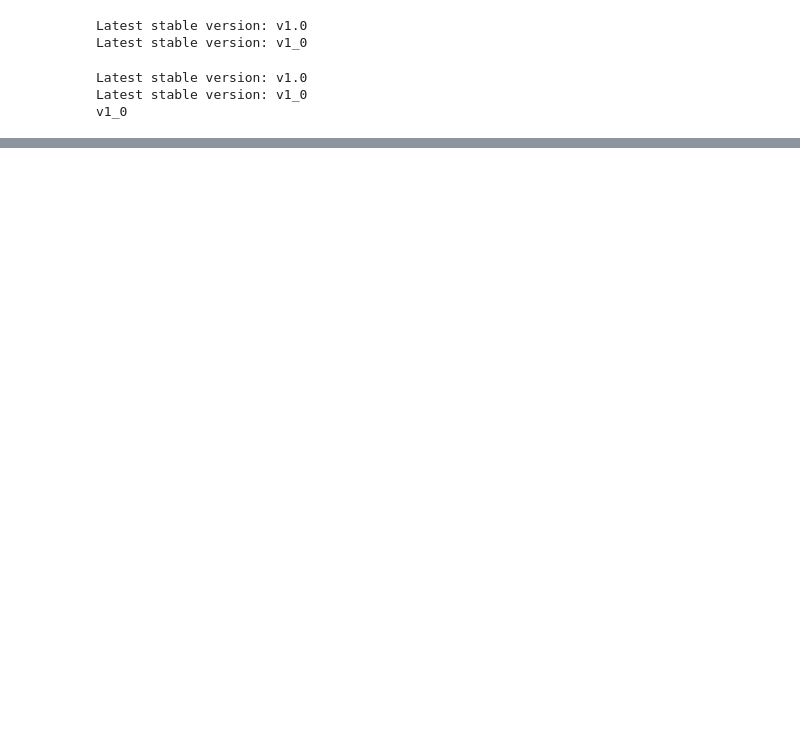
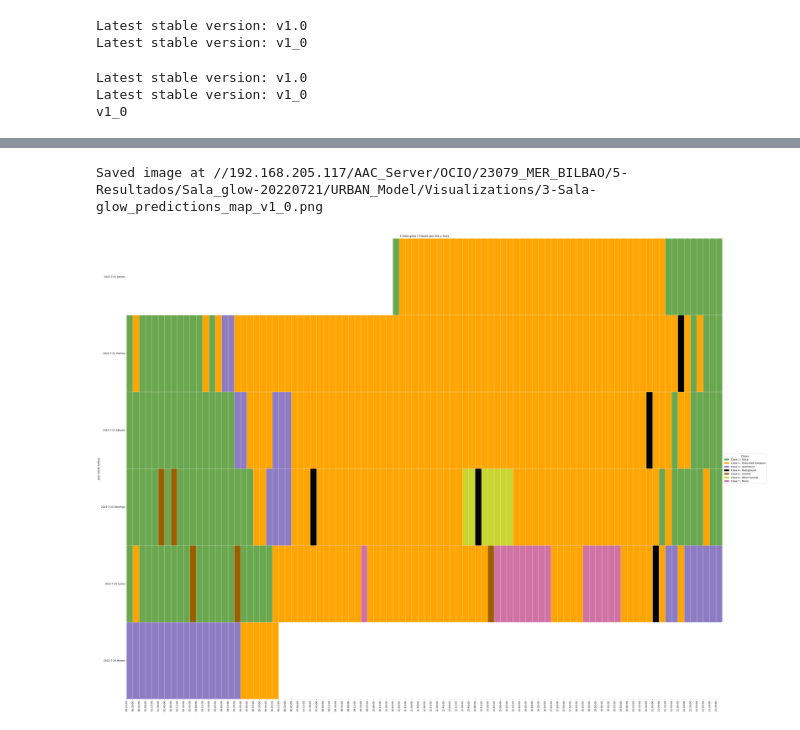
Before and after one commit to aacacustica/Audio_Processing, a Jupyter notebook: AI_Model/Visualization/predictions_map.ipynb, the cells around one changed output, grey strips where cells are left out. Drawn from its saved outputs; the diff is of its cells as text; code cells hidden in the pictures; blank space fills up the shorter version.

```diff
--- a/AI_Model/Visualization/predictions_map.ipynb
+++ b/AI_Model/Visualization/predictions_map.ipynb
@@ -355,44 +391,47 @@ Saved image at //192.168.205.117/AAC_Server/PUERTOS/NOISEPORT/20231211_SANTUR/5-
 # %%
-# df_resampled = df_resampled.sort_values(by=["year", "month", "fullday"])
+df_resampled = df_resampled.sort_values(by=["year", "month", "fullday"])
 
-# # map class to number
-# class_to_num = {class_name: index+1 for index, class_name in enumerate(df_resampled['single_class'].unique())}
-# df_resampled['class_num'] = df_resampled['single_class'].map(class_to_num)
+# map class to number
+class_to_num = {class_name: index+1 for index, class_name in enumerate(df_resampled['single_class'].unique())}
+df_resampled['class_num'] = df_resampled['single_class'].map(class_to_num)
 
-# # inverting the dictionary to get the name of the class for the legend
-# name_class = {v: k for k, v in class_to_num.items()}
+# inverting the dictionary to get the name of the class for the legend
+name_class = {v: k for k, v in class_to_num.items()}
 
-# # mapping from classes numbers to colors
-# num_to_color = {num: COLLOR_PALLET[class_name] for class_name, num in class_to_num.items()}
-# cmap = [num_to_color[cls_num] for cls_num in name_class.keys()]
+# mapping from classes numbers to colors
+num_to_color = {num: COLLOR_PALLET[class_name] for class_name, num in class_to_num.items()}
+cmap = [num_to_color[cls_num] for cls_num in name_class.keys()]
 
-# # leggend elements colors
-# legend_elements = [Patch(facecolor=num_to_color[cls_num], label=f"Clase {cls_num} - {name_class.get(cls_num, '')}") for cls_num in name_class.keys()]
+# leggend elements colors
+legend_elements = [Patch(facecolor=num_to_color[cls_num], label=f"Clase {cls_num} - {name_class.get(cls_num, '')}") for cls_num in name_class.keys()]
 
-# day_class = pd.pivot_table(data=df_resampled, columns=df_resampled.index.time, index=["year", "month", "fullday"], values="class_num", aggfunc='mean')
+day_class = pd.pivot_table(data=df_resampled, columns=df_resampled.index.time, index=["year", "month", "fullday"], values="class_num", aggfunc='mean')
 
-# plt.figure(figsize=(45, 35))
+plt.figure(figsize=(45, 35))
 
-# if day_class.isna().all().all() or day_class.empty:
-#     print("No valid data. Skipping...")
+if day_class.isna().all().all() or day_class.empty:
+    print("No valid data. Skipping...")
 
-# else:
-#     ax = sns.heatmap(day_class, annot=False, cmap=cmap, linewidth=0.5, cbar=False)
+else:
+    ax = sns.heatmap(day_class, annot=False, cmap=cmap, linewidth=0.5, cbar=False)
 
-#     ax.set_xticks(range(len(day_class.columns)))
-#     ax.set_xticklabels([t.strftime('%H:%M:%S') for t in day_class.columns], rotation=90)
+    ax.set_xticks(range(len(day_class.columns)))
+    ax.set_xticklabels([t.strftime('%H:%M:%S') for t in day_class.columns], rotation=90)
 
-#     yticklabels = [f"{idx[0]}-{idx[1]}-{idx[2]}" for idx in day_class.index]
-#     ax.set_yticklabels(yticklabels, rotation=0)
+    yticklabels = [f"{idx[0]}-{idx[1]}-{idx[2]}" for idx in day_class.index]
+    ax.set_yticklabels(yticklabels, rotation=0)
 
-#     plt.legend(handles=legend_elements, title="Clases", loc='center left', bbox_to_anchor=(1, 0.5))
-#     plt.title(f"{title} | Clases por día y hora")
-#     plt.plot()
+    plt.legend(handles=legend_elements, title="Clases", loc='center left', bbox_to_anchor=(1, 0.5))
+    plt.title(f"{title} | Clases por día y hora")
+    plt.plot()
 
-#     plt.savefig(f"{visualization_dir}/{title}_predictions_map_{stable_version}.png", bbox_inches='tight')
-#     print(f"Saved image at {visualization_dir}/{title}_predictions_map_{stable_version}.png")
+    plt.savefig(f"{visualization_dir}/{title}_predictions_map_{stable_version}.png", bbox_inches='tight')
+    print(f"Saved image at {visualization_dir}/{title}_predictions_map_{stable_version}.png")
 
-# plt.show()
+plt.show()
+# %% [output]
+Saved image at //192.168.205.117/AAC_Server/OCIO/23079_MER_BILBAO/5-Resultados/Sala_glow-20220721/URBAN_Model/Visualizations/3-Sala-glow_predictions_map_v1_0.png
+[figure, added]
 # %%
 day = "19"
 
```
Also changed, not shown: parts of 11 cells of this notebook, 1 other file.
